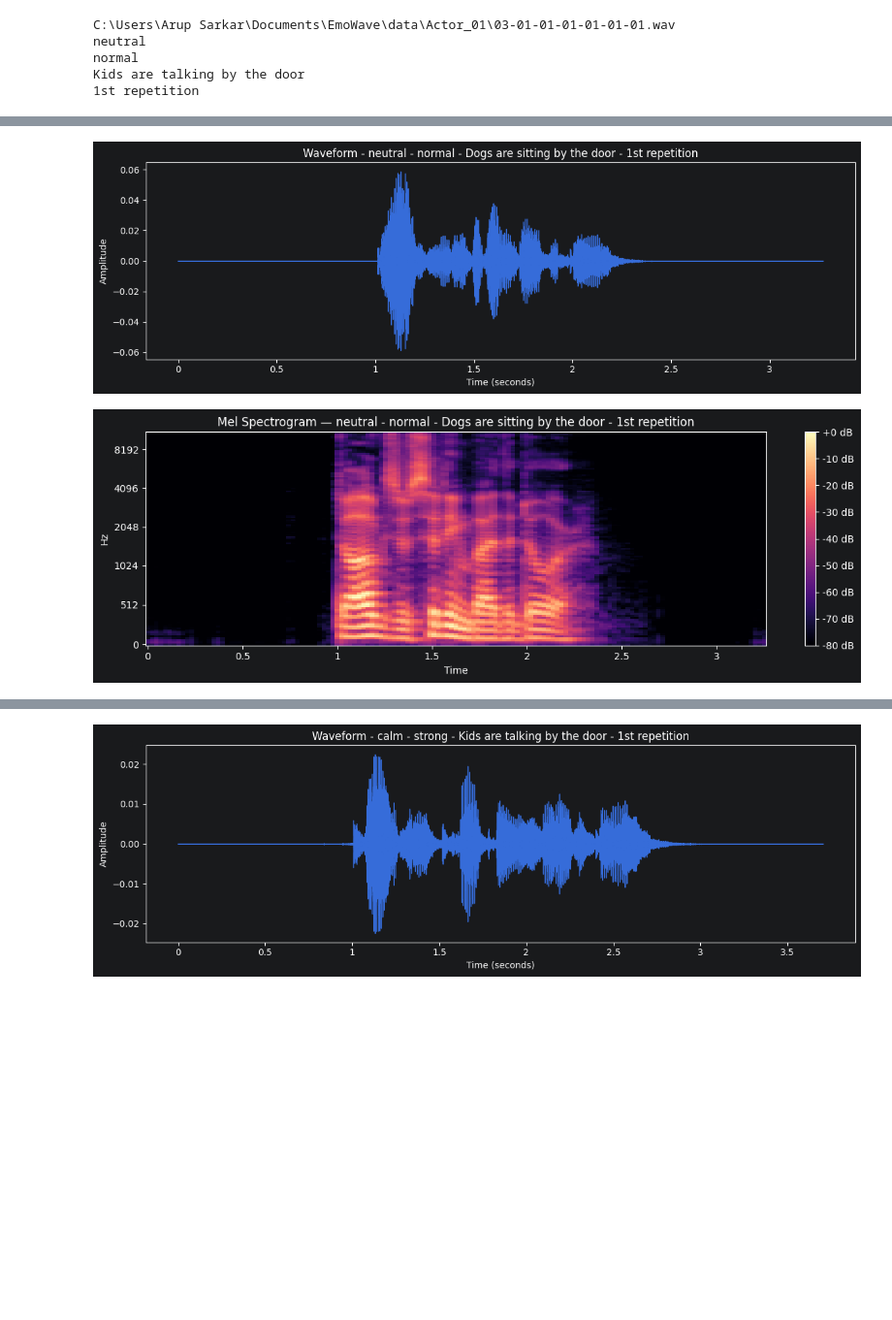
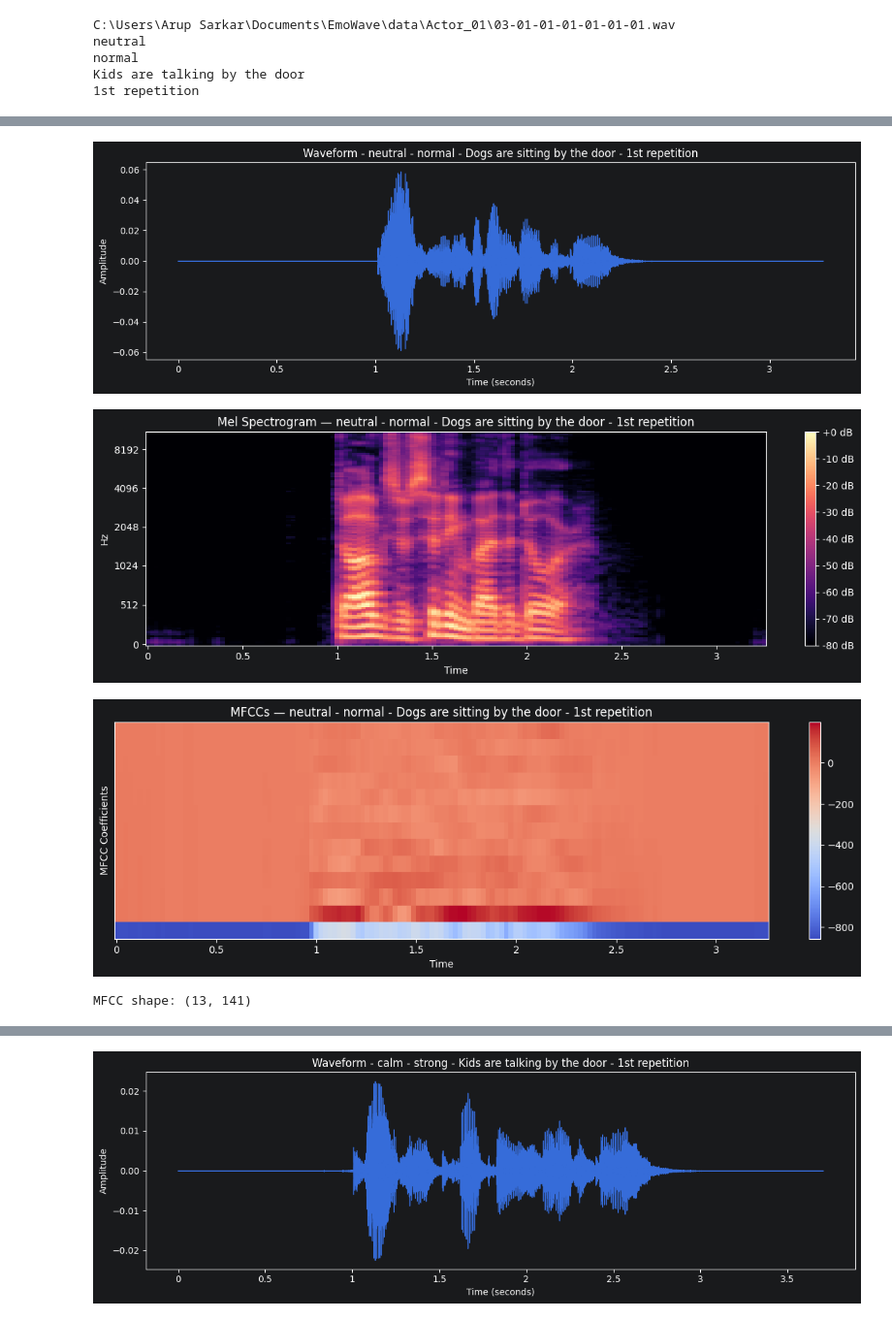
Before and after one commit to aviksarkar0204-stack/EmoWave-, a Jupyter notebook: Notebook/01_exploration.ipynb, the cells around one changed output, grey strips where cells are left out. Shown at 97% size. Cells and saved outputs as stored; diff of their text form; code cells hidden in the pictures; blank space fills up the shorter version.

```diff
--- a/Notebook/01_exploration.ipynb
+++ b/Notebook/01_exploration.ipynb
@@ -214,27 +242,41 @@ plt.show()
 # %%
 sample = df.iloc[2]
 y, sr = librosa.load(sample['path'])
 
 plt.figure(figsize=(12, 4))
 librosa.display.waveshow(y, sr=sr)
 plt.title(f'Waveform - neutral - normal - Dogs are sitting by the door - 1st repetition')
 plt.xlabel('Time (seconds)')
 plt.ylabel('Amplitude')
 plt.tight_layout()
 plt.show()
 
 S = librosa.feature.melspectrogram(y=y, sr=sr, n_mels=128)
 S_db = librosa.power_to_db(S, ref=np.max)
 
 plt.figure(figsize=(12, 4))
 librosa.display.specshow(S_db, sr=sr, x_axis='time', y_axis='mel')
 plt.colorbar(format='%+2.0f dB')
 plt.title(f'Mel Spectrogram — neutral - normal - Dogs are sitting by the door - 1st repetition')
 plt.tight_layout()
 plt.show()
+
+mfccs = librosa.feature.mfcc(y=y, sr=sr, n_mfcc=13)
+
+plt.figure(figsize=(12, 4))
+librosa.display.specshow(mfccs, sr=sr, x_axis='time')
+plt.colorbar()
+plt.title(f'MFCCs — neutral - normal - Dogs are sitting by the door - 1st repetition')
+plt.ylabel('MFCC Coefficients')
+plt.tight_layout()
+plt.show()
+
+print(f'MFCC shape: {mfccs.shape}')
 # %% [output]
 [figure]
 [figure]
+[figure, added]
+MFCC shape: (13, 141)
 # %%
 sample = df.iloc[4]
 y, sr = librosa.load(sample['path'])
```
Also changed, not shown: parts of 7 cells of this notebook.
